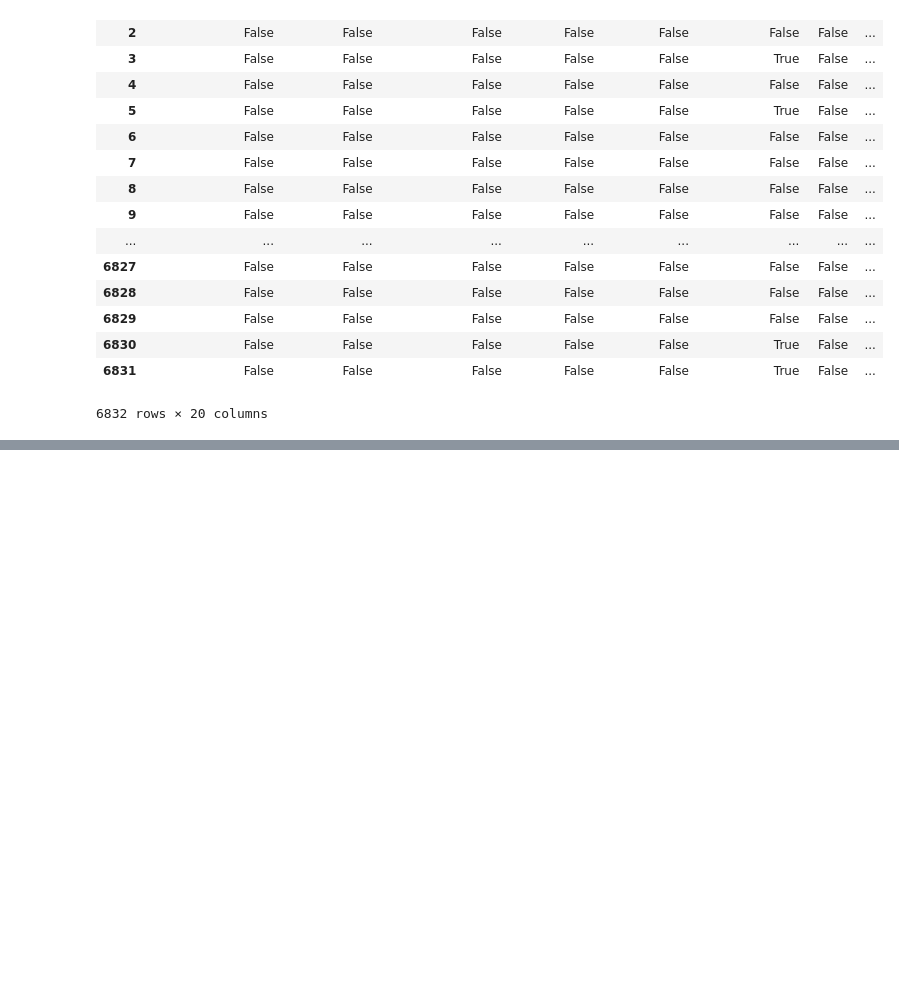
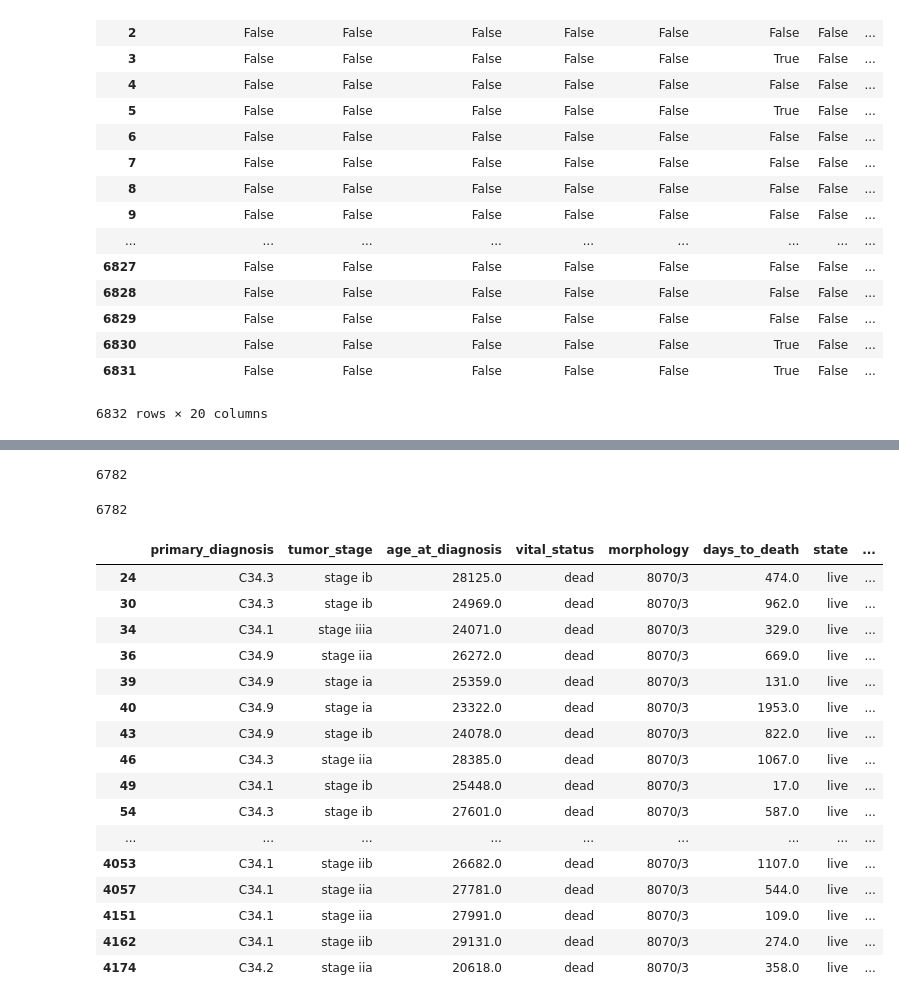
Before and after one commit to fredhutchio/python_intro, a Jupyter notebook: notebooks/week3.ipynb, the cells around one changed output, grey strips where cells are left out. Saved outputs shown, nothing was run; the diff lists cells and outputs as text; code cells hidden in the pictures; blank space fills up the shorter version.

```diff
--- a/notebooks/week3.ipynb
+++ b/notebooks/week3.ipynb
@@ -272,3 +202,0 @@ df1['days_to_death'] = clinical_df['days_to_death'].fillna(clinical_df['days_to_
-# %%
-# write data to csv
-clinical_df = pd.read_csv("../data/clinical.csv")
@@ -280,0 +225,30 @@ df_na.to_csv('../data/clinical_complete.csv', index=False)
+# %%
+# count how many rows have missing data
+len(clinical_df[pd.isnull(clinical_df).any(axis=1)])
+# %% [output]
+6782
+# %%
+len(clinical_df[pd.isna(clinical_df).any(axis=1)]) # an alias of isnull()
+# %% [output]
+6782
+# %%
+# How could we extract all values WITHOUT missing data?
+clinical_df[-pd.isnull(clinical_df).any(axis=1)]
+# %% [output]
+|  | primary_diagnosis | tumor_stage | age_at_diagnosis | vital_status | morphology | days_to_death | state | ... |
+| 24 | C34.3 | stage ib | 28125.0 | dead | 8070/3 | 474.0 | live | ... |
+| 30 | C34.3 | stage ib | 24969.0 | dead | 8070/3 | 962.0 | live | ... |
+| 34 | C34.1 | stage iiia | 24071.0 | dead | 8070/3 | 329.0 | live | ... |
+| 36 | C34.9 | stage iia | 26272.0 | dead | 8070/3 | 669.0 | live | ... |
+| 39 | C34.9 | stage ia | 25359.0 | dead | 8070/3 | 131.0 | live | ... |
+| 40 | C34.9 | stage ia | 23322.0 | dead | 8070/3 | 1953.0 | live | ... |
+| 43 | C34.9 | stage ib | 24078.0 | dead | 8070/3 | 822.0 | live | ... |
+| 46 | C34.3 | stage iia | 28385.0 | dead | 8070/3 | 1067.0 | live | ... |
+| 49 | C34.1 | stage ib | 25448.0 | dead | 8070/3 | 17.0 | live | ... |
+| 54 | C34.3 | stage ib | 27601.0 | dead | 8070/3 | 587.0 | live | ... |
+| ... | ... | ... | ... | ... | ... | ... | ... | ... |
+| 4053 | C34.1 | stage iib | 26682.0 | dead | 8070/3 | 1107.0 | live | ... |
+| 4057 | C34.1 | stage iia | 27781.0 | dead | 8070/3 | 544.0 | live | ... |
+| 4151 | C34.1 | stage iia | 27991.0 | dead | 8070/3 | 109.0 | live | ... |
+| 4162 | C34.1 | stage iib | 29131.0 | dead | 8070/3 | 274.0 | live | ... |
+| 4174 | C34.2 | stage iia | 20618.0 | dead | 8070/3 | 358.0 | live | ... |
```
Also changed, not shown: parts of 42 cells of this notebook, 1 other file.
